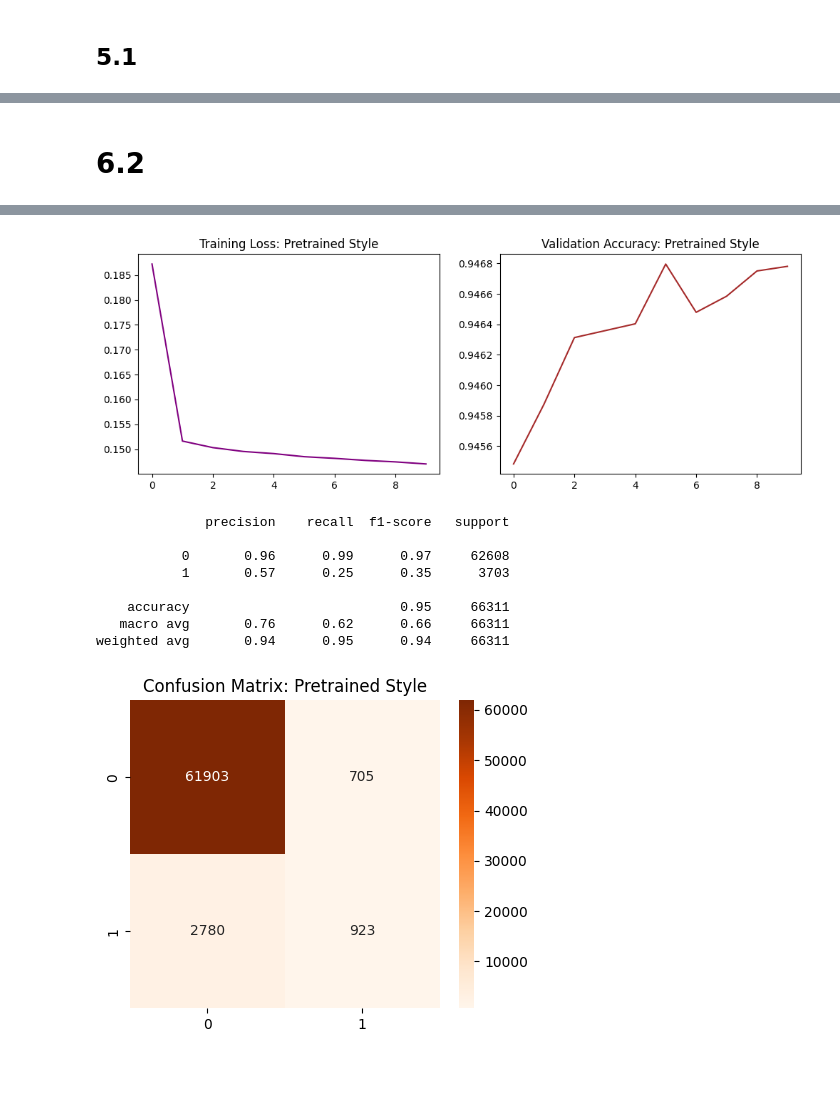
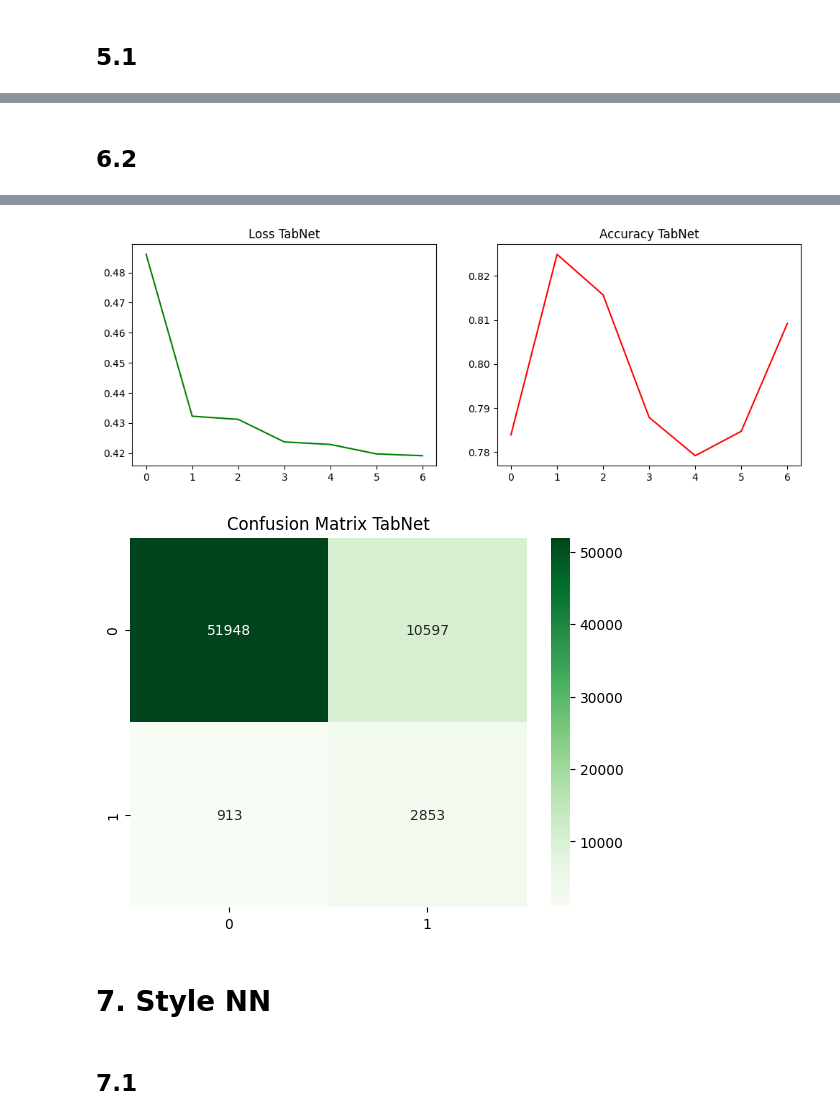
Before and after one commit to Naufallm/Klasifikasi-Resiko-Penyakit-Jantung-Machine-Learning-UAP, a Jupyter notebook: uap.ipynb, the cells around one changed output, grey strips where cells are left out. Drawn from its saved outputs; the diff is of its cells as text; code cells hidden in the pictures; blank space fills up the shorter version.

```diff
--- a/uap.ipynb
+++ b/uap.ipynb
@@ -353,26 +312,21 @@ Epoch 10/10 - Loss: 0.1470 - Val Acc: 0.9468
 # %% [markdown]
-# 6.2
+## 6.2
 # %%
-pt_history = {'loss': [], 'acc': []}
+y_pred_tabnet = tabnet_model.predict(X_test_scaled.astype(np.float32))
 
-for epoch in range(10):
-    pt_style_model.train()
-    running_loss = 0.0
-    for inputs, labels in train_loader:
-        optimizer_pt.zero_grad()
-        outputs = pt_style_model(inputs)
-        loss = criterion(outputs, labels)
-        loss.backward()
-        optimizer_pt.step()
-        running_loss += loss.item()
+print("EVALUASI MODEL 2: TABNET PRETRAINED")
+print(classification_report(y_test, y_pred_tabnet))
 
-    pt_style_model.eval()
-    with torch.no_grad():
-        val_outputs = pt_style_model(X_val_tensor)
-        _, preds = torch.max(val_outputs, 1)
-        acc = (preds == y_val_tensor).float().mean()
+plt.figure(figsize=(12, 4))
+plt.subplot(1, 2, 1)
+plt.plot(tabnet_model.history['loss'], color='green')
+plt.title('Loss TabNet')
+plt.subplot(1, 2, 2)
+plt.plot(tabnet_model.history['valid_accuracy'], color='red')
+plt.title('Accuracy TabNet')
+plt.show()
 
-    pt_history['loss'].append(running_loss/len(train_loader))
-    pt_history['acc'].append(acc.item())
-    print(f"Epoch {epoch+1}/10 - Loss: {running_loss/len(train_loader):.4f} - Val Acc: {acc:.4f}")
+sns.heatmap(confusion_matrix(y_test, y_pred_tabnet), annot=True, fmt='d', cmap='Greens')
+plt.title('Confusion Matrix TabNet')
+plt.show()
 # %% [output]
@@ -389,32 +342,6 @@ Epoch 10/10 - Loss: 0.1471 - Val Acc: 0.9467
+[figure, added]
+[figure, added]
-# %%
-plt.figure(figsize=(12, 4))
-plt.subplot(1, 2, 1)
-plt.plot(pt_history['loss'], color='purple')
-plt.title('Training Loss: Pretrained Style')
-plt.subplot(1, 2, 2)
-plt.plot(pt_history['acc'], color='brown')
-plt.title('Validation Accuracy: Pretrained Style')
-plt.show()
-# %% [output]
-[figure, removed]
-# %%
-pt_style_model.eval()
-with torch.no_grad():
-    y_pred_pt = torch.max(pt_style_model(X_test_tensor), 1)[1].cpu().numpy()
-
-print(classification_report(y_test, y_pred_pt))
-
-plt.figure(figsize=(5, 4))
-sns.heatmap(confusion_matrix(y_test, y_pred_pt), annot=True, fmt='d', cmap='Oranges')
-plt.title('Confusion Matrix: Pretrained Style')
-plt.show()
-# %% [output]
-              precision    recall  f1-score   support
-
-           0       0.96      0.99      0.97     62608
-           1       0.57      0.25      0.35      3703
-
-    accuracy                           0.95     66311
-   macro avg       0.76      0.62      0.66     66311
-weighted avg       0.94      0.95      0.94     66311
-[figure, removed]
+# %% [markdown]
+# 7. Style NN
+# %% [markdown]
+## 7.1
```
Also changed, not shown: parts of 25 cells of this notebook, 7 other files.
